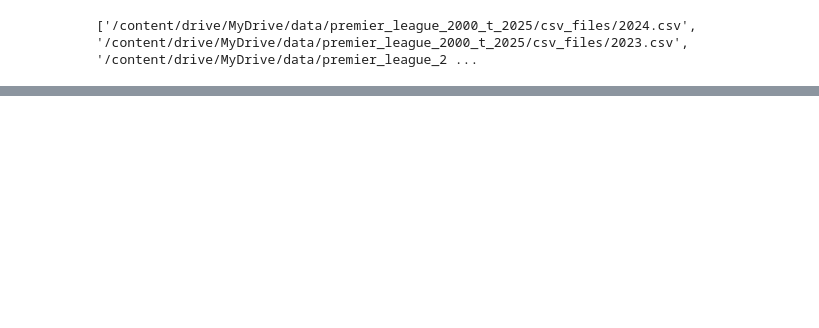
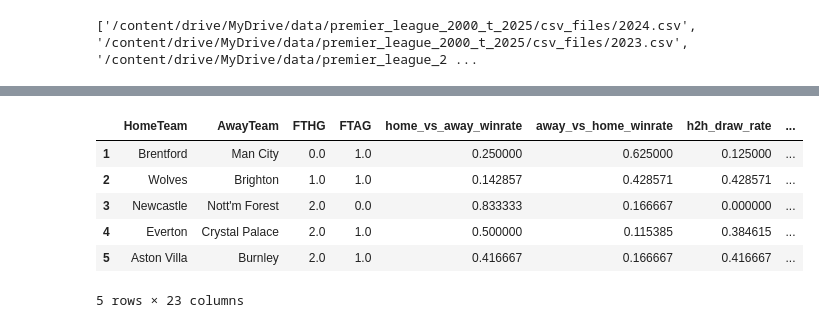
Before and after one commit to prasannashrestha011/PL_prediction_2025-26-season, a Jupyter notebook: ManU_vs_LiverPool_prediction.ipynb, the cells around one changed output, grey strips where cells are left out. Saved outputs shown, nothing was run; the diff lists cells and outputs as text; code cells hidden in the pictures; blank space fills up the shorter version.

```diff
--- a/ManU_vs_LiverPool_prediction.ipynb
+++ b/ManU_vs_LiverPool_prediction.ipynb
@@ -69,15 +106,14 @@ def add_last5_features(fixtures: pd.DataFrame):
 from typing import Dict
 #preparing dataset
 season_fixtures:Dict[str,pd.DataFrame]={}
-selected_teams={"Liverpool","Man United"}
 for file_path in season_files:
     raw = pd.read_csv(file_path, encoding='ISO-8859-1', on_bad_lines='skip')
     # parsing date and sorting them in desending order
     raw["Date"]=raw["Date"].apply(parse_date)
     raw=raw.sort_values(["Date"],ascending=False).reset_index(drop=True)
 
-    #selecting fixtures of Man u and liverpool
-    raw=raw[raw[["HomeTeam","AwayTeam"]].apply(set,axis=1)==selected_teams]
+    #selecting fixtures of Man u and liverpool only
+
     raw['season']=raw['Date'].apply(get_season)
 
     for season_name, group in raw.groupby('season'):
@@ -128,0 +171,65 @@ combined.head()
+# %%
+combined=pd.concat(season_fixtures.values(),ignore_index=True)
+shot_eff=pd.DataFrame({
+    "home_shot_effiency":combined["HST"].div(combined["HS"]).fillna(0),
+    "away_shot_effiency":combined["AST"].div(combined["AS"]).fillna(0)
+})
+
+combined=pd.concat([combined,shot_eff],axis=1)
+combined=calculate_h2h_win_rates(combined)
+combined.sort_values(["season","Date"],ascending=False,inplace=True)
+selected_cols = [
+
+
+    "HomeTeam", "AwayTeam",
+    "FTHG", "FTAG",
+    # head to head win rates
+    "home_vs_away_winrate",
+    "away_vs_home_winrate",
+    "h2h_draw_rate",
+    # Match performance stats
+    "home_shot_effiency",
+    "away_shot_effiency",
+
+
+    #last 5 match stats for home and away team
+    "h_avg_goals_for_last5",
+    "h_avg_goals_against_last5",
+    "h_win_rate_last5",
+    "a_avg_goals_for_last5",
+    "a_avg_goals_against_last5",
+    "a_win_rate_last5",
+
+    #discipline and intensity of the match
+    "h_avg_corners_last5",
+    "a_avg_corners_last5",
+    "h_avg_redcards_last5",
+    "a_avg_redcards_last5",
+
+    # Betting odds
+    "AvgH", "AvgD", "AvgA",
+
+
+    "FTR"
+]
+
+combined=combined[selected_cols]
+#filling missing values with their mean
+combined[["AvgH", "AvgD", "AvgA"]] = (
+    combined[["AvgH", "AvgD", "AvgA"]].fillna(combined.mean(numeric_only=True))
+)
+
+
+combined.reset_index(drop=True, inplace=True)
+
+
+combined.dropna(subset=["HomeTeam","AwayTeam","FTHG","FTAG","FTR"], inplace=True)
+combined.head()
+# %% [output]
+|  | HomeTeam | AwayTeam | FTHG | FTAG | home_vs_away_winrate | away_vs_home_winrate | h2h_draw_rate | ... |
+| 1 | Brentford | Man City | 0.0 | 1.0 | 0.250000 | 0.625000 | 0.125000 | ... |
+| 2 | Wolves | Brighton | 1.0 | 1.0 | 0.142857 | 0.428571 | 0.428571 | ... |
+| 3 | Newcastle | Nott'm Forest | 2.0 | 0.0 | 0.833333 | 0.166667 | 0.000000 | ... |
+| 4 | Everton | Crystal Palace | 2.0 | 1.0 | 0.500000 | 0.115385 | 0.384615 | ... |
+| 5 | Aston Villa | Burnley | 2.0 | 1.0 | 0.416667 | 0.166667 | 0.416667 | ... |
+5 rows × 23 columns
```
Also changed, not shown: parts of 8 cells of this notebook.
